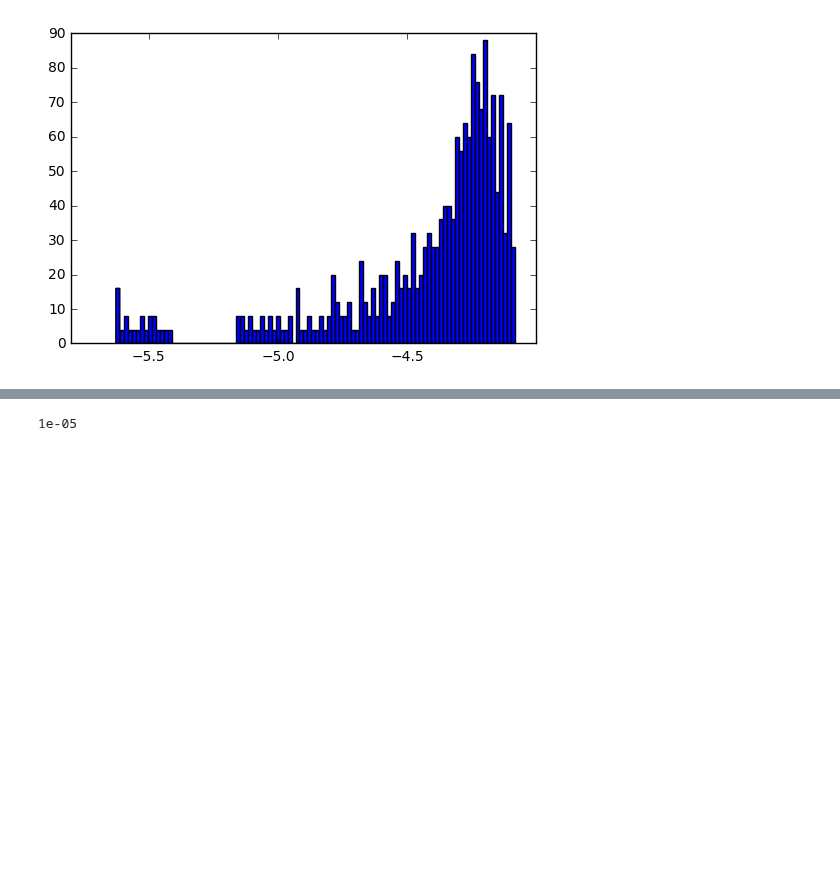
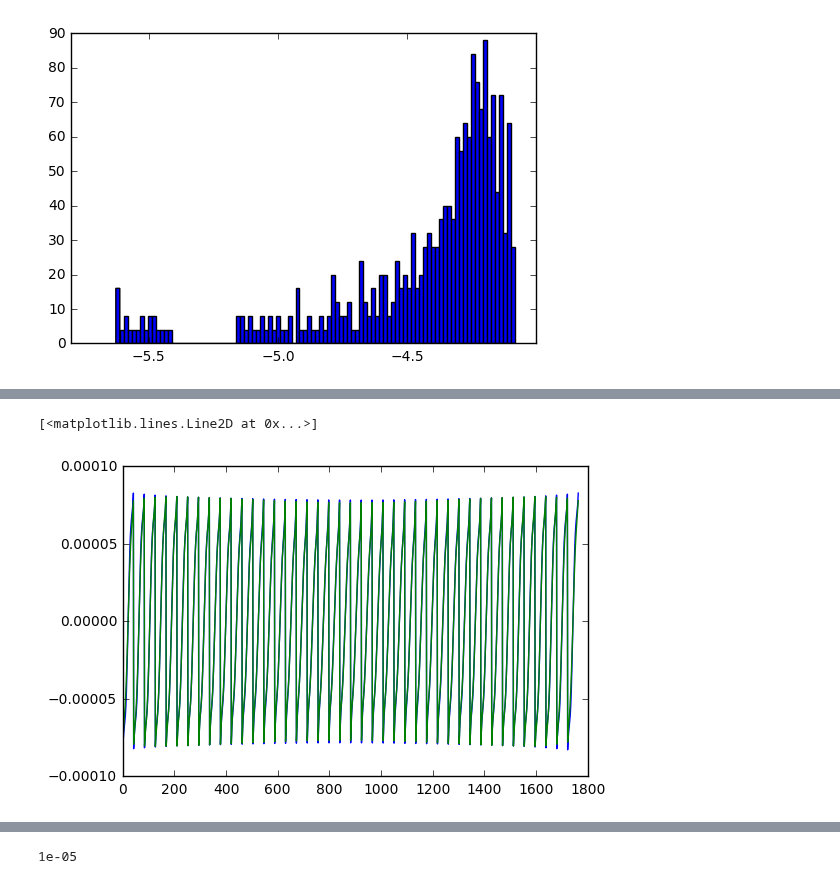
Before and after one commit to sgkang/DamGeophysics, a Jupyter notebook: notebook/Darcy_CurrentSource.ipynb, the cells around one changed output, grey strips where cells are left out. Drawn from its saved outputs; the diff is of its cells as text; code cells hidden in the pictures; blank space fills up the shorter version.

```diff
--- a/notebook/Darcy_CurrentSource.ipynb
+++ b/notebook/Darcy_CurrentSource.ipynb
@@ -224,5 +227,11 @@ The linesearch got broken. Boo.
 # %%
 xc = opt.recall("xc")
+# %%
+plt.plot(dobs)
+plt.plot(invProb.dpred)
+# %% [output]
+[<matplotlib.lines.Line2D at 0x...>]
+[figure, added]
 # %%
 # fig = plt.figure(figsize = (12, 4))
 # ax = plt.subplot(111)
```
Also changed, not shown: parts of 5 cells of this notebook, 30 other files.
